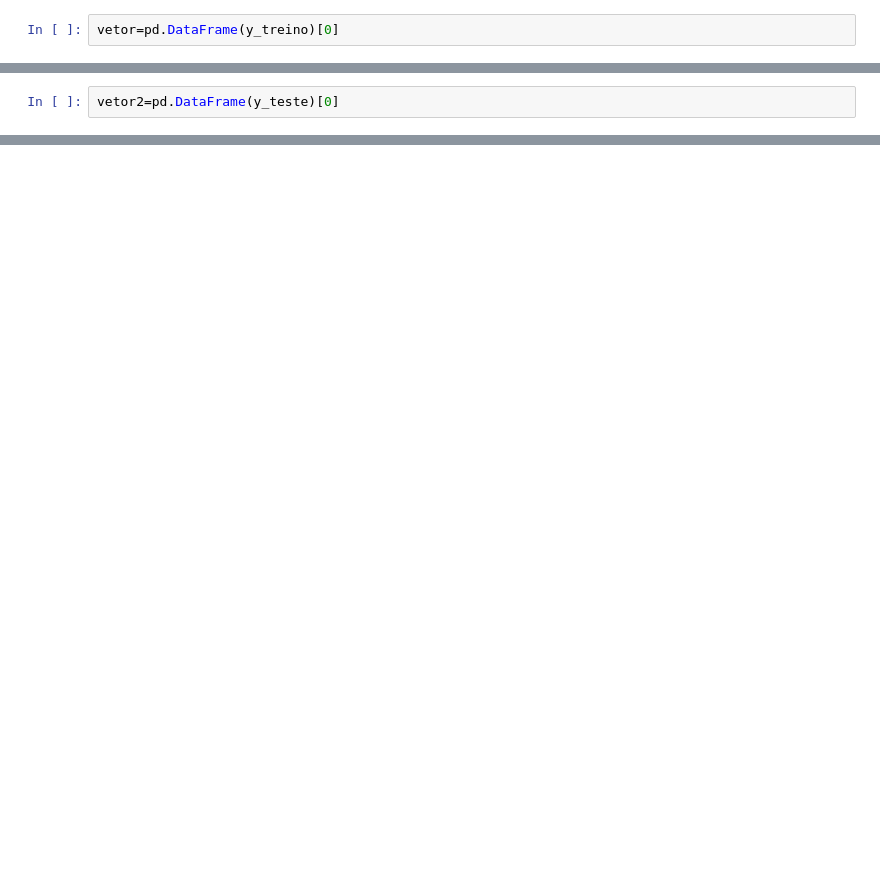
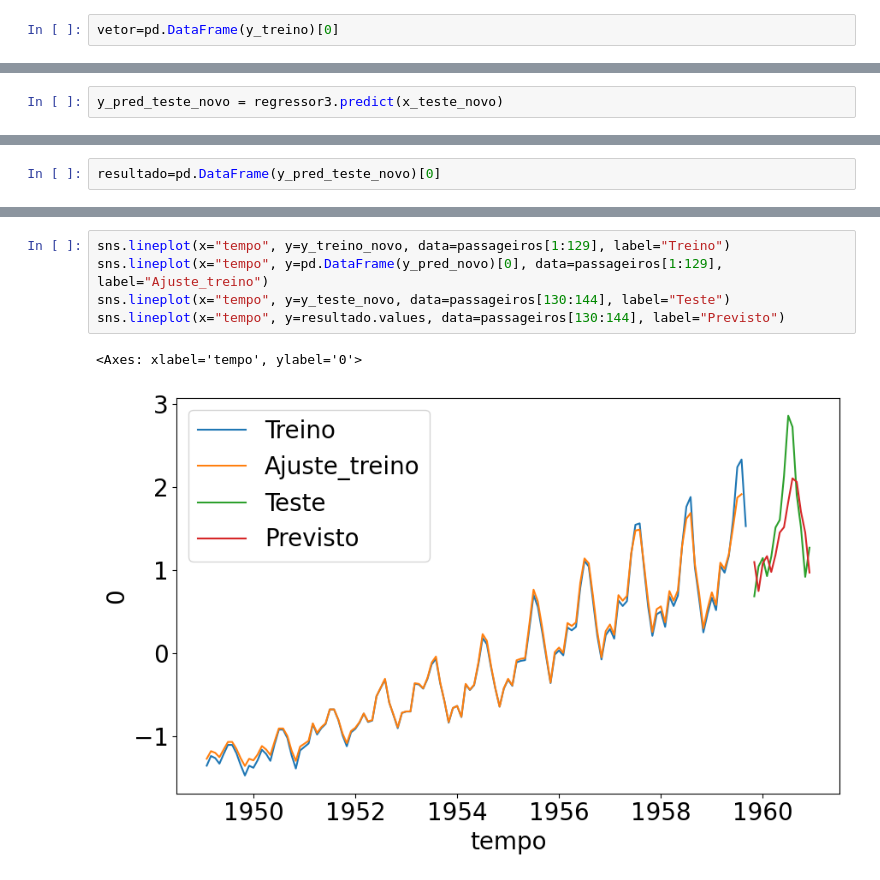
Before and after one commit to Heitorccf/Alura-Forecasting, a Jupyter notebook: exploitation.ipynb, the cells around one changed output, grey strips where cells are left out. Drawn from its saved outputs; the diff is of its cells as text; blank space fills up the shorter version.

```diff
--- a/exploitation.ipynb
+++ b/exploitation.ipynb
@@ -334,0 +611,2 @@ y_treino_novo[0:5]
+# %%
+y_pred_teste_novo = regressor3.predict(x_teste_novo)
@@ -335,2 +617,2 @@ y_treino_novo[0:5]
 # %%
-vetor2=pd.DataFrame(y_teste)[0]
+resultado=pd.DataFrame(y_pred_teste_novo)[0]
@@ -351,0 +632,8 @@ regressor3.fit(x_treino_novo, y_treino_novo, epochs=100)
+# %%
+sns.lineplot(x="tempo", y=y_treino_novo, data=passageiros[1:129], label="Treino")
+sns.lineplot(x="tempo", y=pd.DataFrame(y_pred_novo)[0], data=passageiros[1:129], label="Ajuste_treino")
+sns.lineplot(x="tempo", y=y_teste_novo, data=passageiros[130:144], label="Teste")
+sns.lineplot(x="tempo", y=resultado.values, data=passageiros[130:144], label="Previsto")
+# %% [output]
+<Axes: xlabel='tempo', ylabel='0'>
+[figure, added]
```
Also changed, not shown: parts of 51 cells of this notebook.
